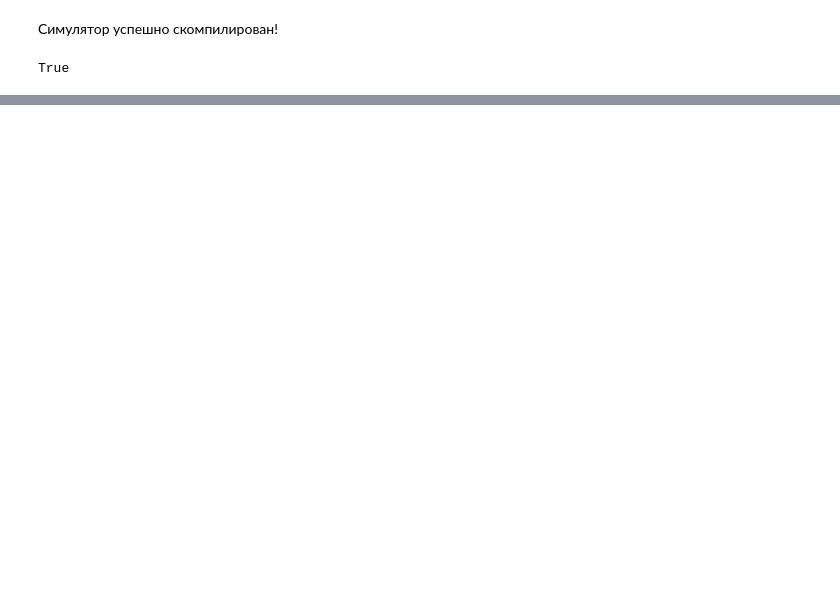
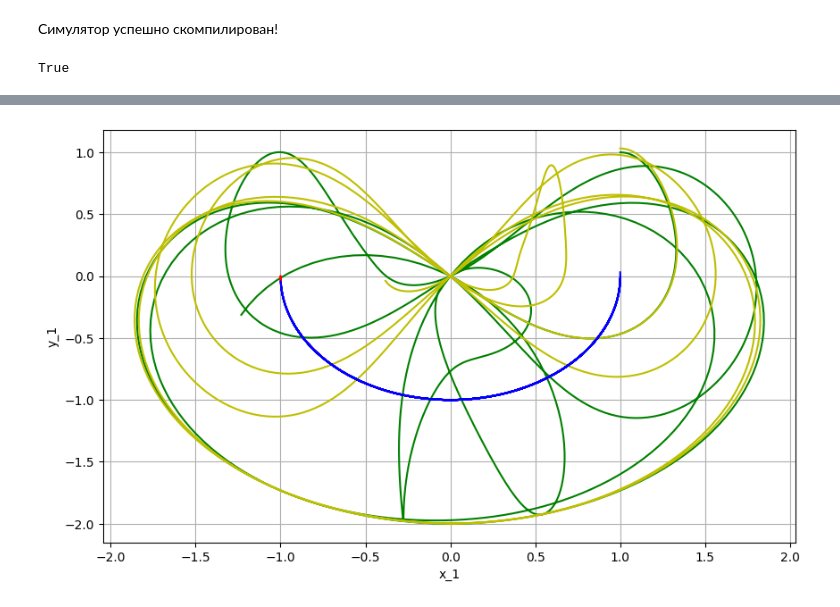
Before and after one commit to Kuropach/NumSim, a Jupyter notebook: runner.ipynb, the cells around one changed output, grey strips where cells are left out. Saved outputs shown, nothing was run; the diff lists cells and outputs as text; code cells hidden in the pictures; blank space fills up the shorter version.

```diff
--- a/runner.ipynb
+++ b/runner.ipynb
@@ -252,0 +505,48 @@ sim.show_parameters()
+# %%
+sim.set_parameters(
+    simulation_time=10,
+    dt=0.01,
+    equation="DoublePendulum",
+    method="RK4",
+    m1=3,
+    m2=1,
+    l1=1,
+    l2=1,
+    g=9.81,
+    omega2=1,
+    theta1=np.pi/2
+)
+sim.run_simulation()
+x_1 = np.sin(sim.results["theta1"])
+y_1 = - np.cos(sim.results["theta1"])
+x_2 = np.sin(sim.results["theta1"]) + np.sin(sim.results["theta2"])
+y_2 = - np.cos(sim.results["theta1"]) + np.cos(sim.results["theta2"])
+sim.set_parameters(
+    simulation_time=10,
+    dt=0.01,
+    equation="DoublePendulum",
+    method="RK4",
+    m1=3,
+    m2=1,
+    l1=1,
+    l2=1,
+    g=9.81,
+    omega2=1,
+    theta1=np.pi*0.51
+)
+sim.run_simulation()
+x_12 = np.sin(sim.results["theta1"])
+y_12 = - np.cos(sim.results["theta1"])
+x_22 = np.sin(sim.results["theta1"]) + np.sin(sim.results["theta2"])
+y_22 = - np.cos(sim.results["theta1"]) + np.cos(sim.results["theta2"])
+plt.figure(figsize=(10, 6))
+plt.plot(x_2, y_2, 'g')
+plt.plot(x_1, y_1, 'r')
+plt.plot(x_22, y_22, 'y')
+plt.plot(x_12, y_12, 'b')
+plt.xlabel('x_1')
+plt.ylabel('y_1')
+plt.grid(True)
+plt.show()
+# %% [output]
+[figure, added]
```
Also changed, not shown: parts of 8 cells of this notebook, 2 other files.
